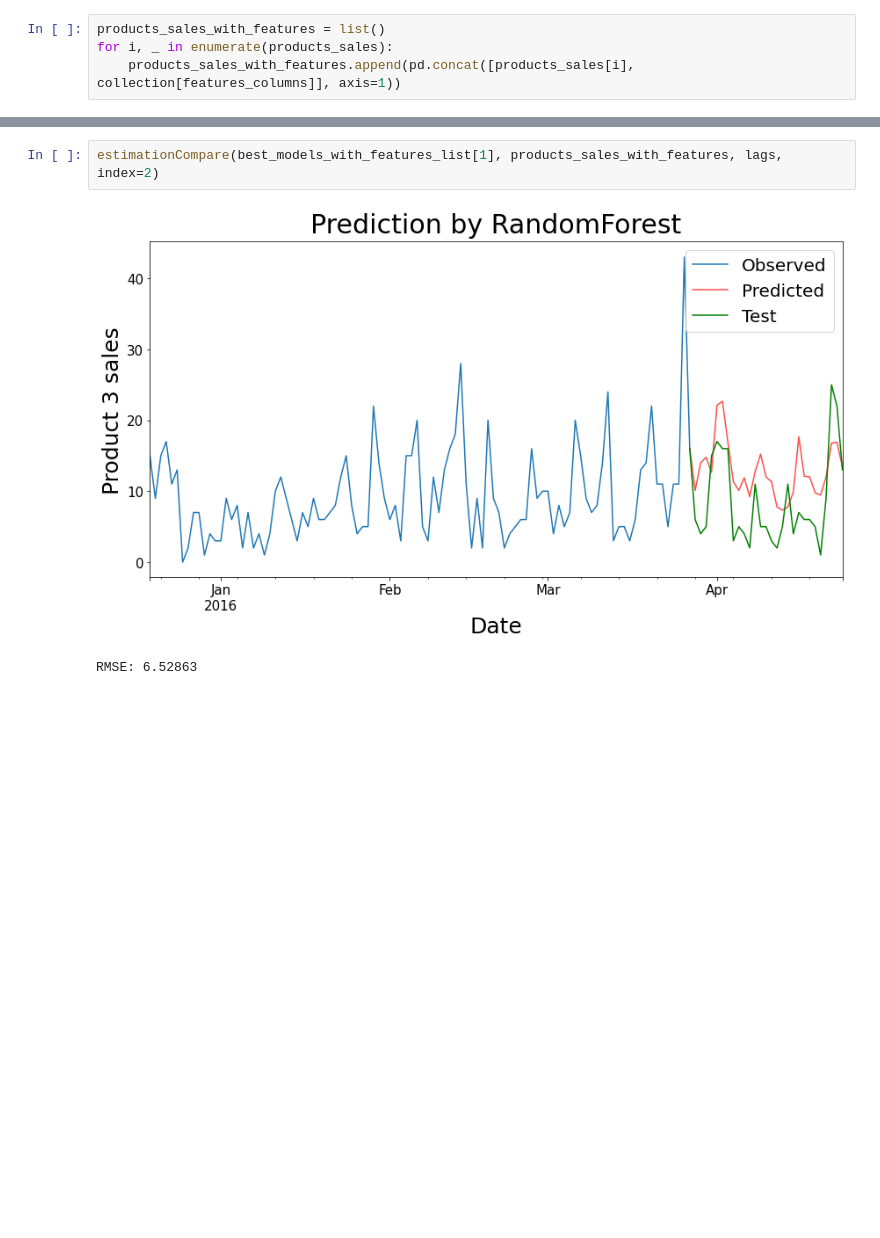
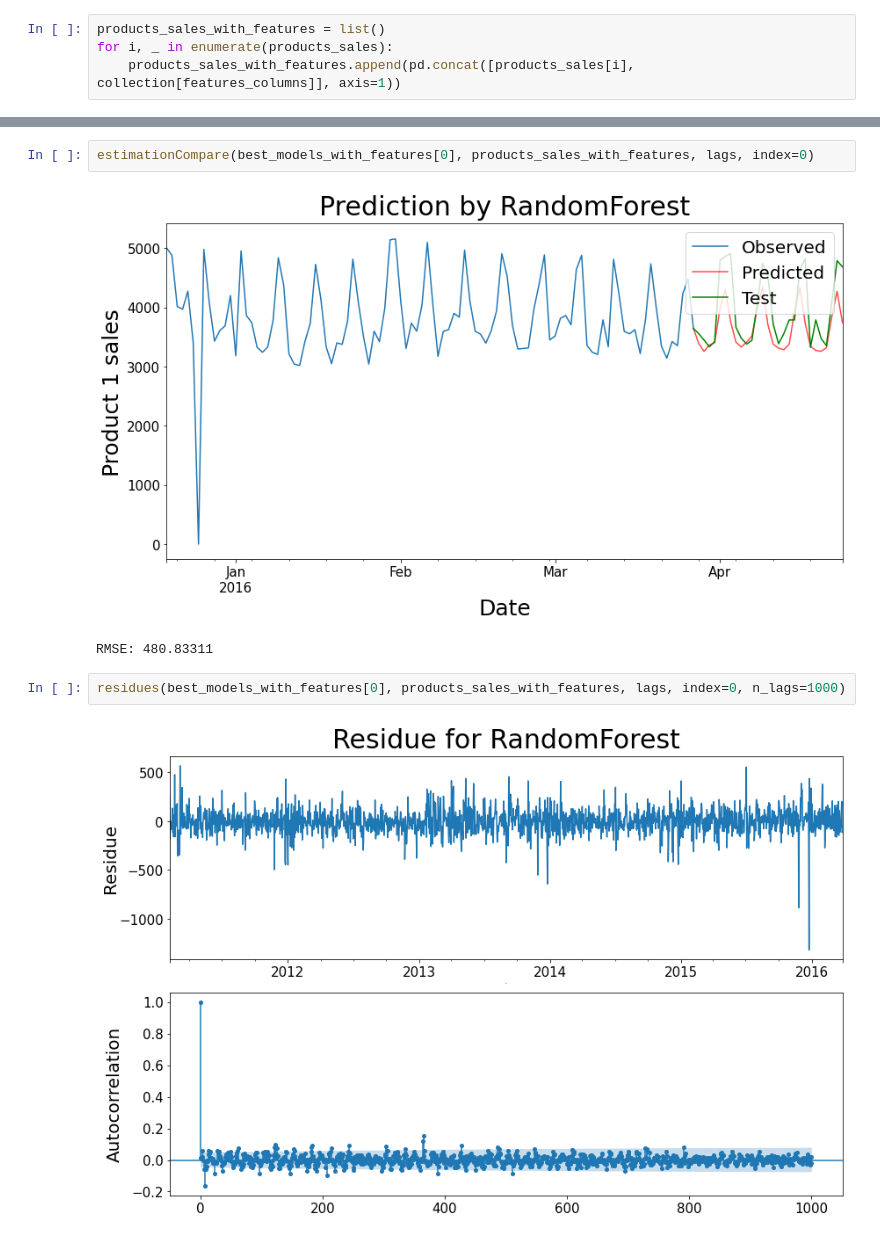
Before and after one commit to MolVlad/Data_Science_Skoltech_Coursework, a Jupyter notebook: Trees_Vlad.ipynb, the cells around one changed output, grey strips where cells are left out. Cells and saved outputs as stored; diff of their text form; blank space fills up the shorter version.

```diff
--- a/Trees_Vlad.ipynb
+++ b/Trees_Vlad.ipynb
@@ -778,5 +826,9 @@ estimationShow(best_models_with_features_list[1], products_sales_with_features,
 # %%
-estimationCompare(best_models_with_features_list[1], products_sales_with_features, lags, index=2)
+estimationCompare(best_models_with_features[0], products_sales_with_features, lags, index=0)
 # %% [output]
-[figure, old version]
+[figure, new version]
-RMSE: 6.52863
+RMSE: 480.83311
+# %%
+residues(best_models_with_features[0], products_sales_with_features, lags, index=0, n_lags=1000)
+# %% [output]
+[figure, added]
```
Also changed, not shown: parts of 21 cells of this notebook.
